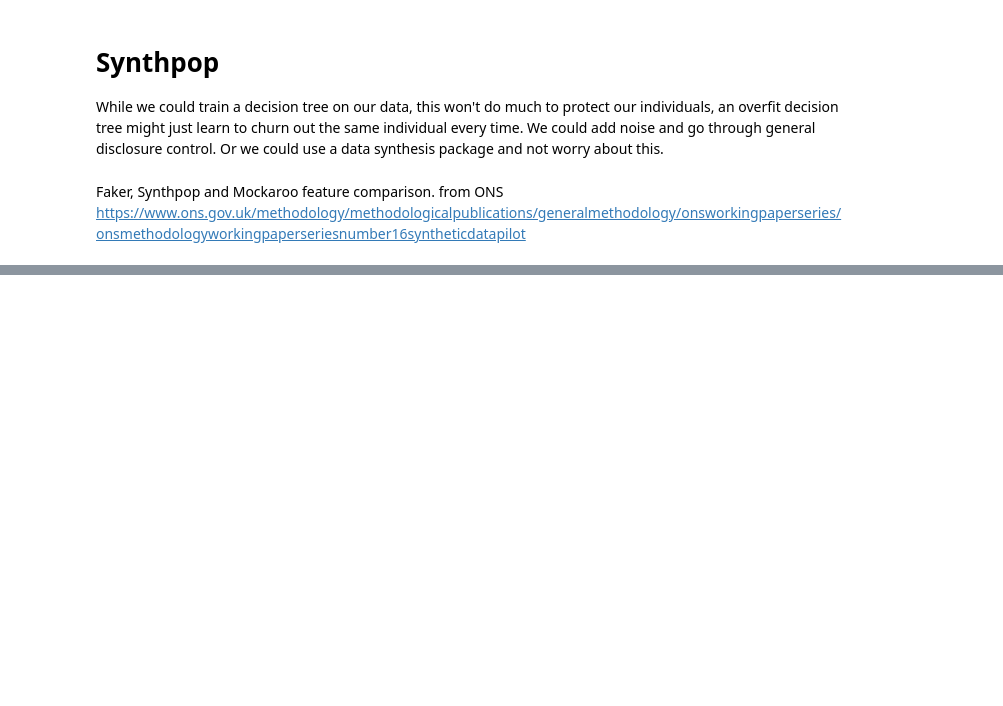
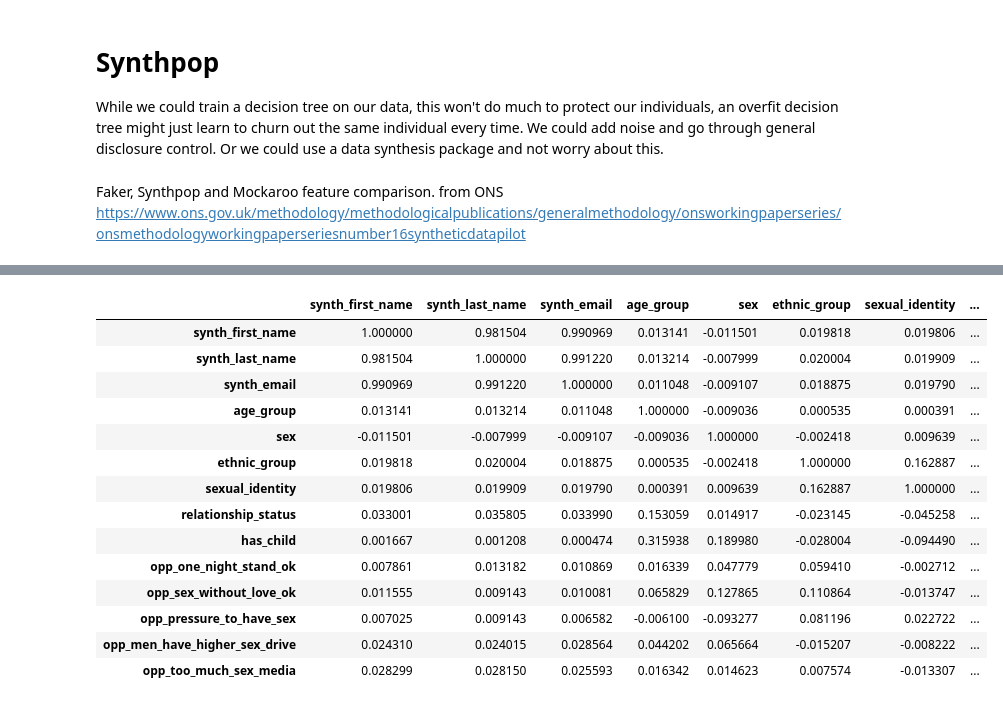
Before and after one commit to UKDataServiceOpen/Synthetic-Data, a Jupyter notebook: code-demo/CodeDemo.ipynb, the cells around one changed output, grey strips where cells are left out. Saved outputs shown, nothing was run; the diff lists cells and outputs as text; code cells hidden in the pictures; blank space fills up the shorter version.

```diff
--- a/code-demo/CodeDemo.ipynb
+++ b/code-demo/CodeDemo.ipynb
@@ -1039,0 +1271,19 @@ https://www.ons.gov.uk/methodology/methodologicalpublications/generalmethodology
+# %%
+syn_corr = syn_df.apply(lambda x : pd.factorize(x)[0]).corr()
+syn_corr.style.background_gradient(cmap='coolwarm')
+# %% [output]
+|  | synth_first_name | synth_last_name | synth_email | age_group | sex | ethnic_group | sexual_identity | ... |
+| synth_first_name | 1.000000 | 0.981504 | 0.990969 | 0.013141 | -0.011501 | 0.019818 | 0.019806 | ... |
+| synth_last_name | 0.981504 | 1.000000 | 0.991220 | 0.013214 | -0.007999 | 0.020004 | 0.019909 | ... |
+| synth_email | 0.990969 | 0.991220 | 1.000000 | 0.011048 | -0.009107 | 0.018875 | 0.019790 | ... |
+| age_group | 0.013141 | 0.013214 | 0.011048 | 1.000000 | -0.009036 | 0.000535 | 0.000391 | ... |
+| sex | -0.011501 | -0.007999 | -0.009107 | -0.009036 | 1.000000 | -0.002418 | 0.009639 | ... |
+| ethnic_group | 0.019818 | 0.020004 | 0.018875 | 0.000535 | -0.002418 | 1.000000 | 0.162887 | ... |
+| sexual_identity | 0.019806 | 0.019909 | 0.019790 | 0.000391 | 0.009639 | 0.162887 | 1.000000 | ... |
+| relationship_status | 0.033001 | 0.035805 | 0.033990 | 0.153059 | 0.014917 | -0.023145 | -0.045258 | ... |
+| has_child | 0.001667 | 0.001208 | 0.000474 | 0.315938 | 0.189980 | -0.028004 | -0.094490 | ... |
+| opp_one_night_stand_ok | 0.007861 | 0.013182 | 0.010869 | 0.016339 | 0.047779 | 0.059410 | -0.002712 | ... |
+| opp_sex_without_love_ok | 0.011555 | 0.009143 | 0.010081 | 0.065829 | 0.127865 | 0.110864 | -0.013747 | ... |
+| opp_pressure_to_have_sex | 0.007025 | 0.009143 | 0.006582 | -0.006100 | -0.093277 | 0.081196 | 0.022722 | ... |
+| opp_men_have_higher_sex_drive | 0.024310 | 0.024015 | 0.028564 | 0.044202 | 0.065664 | -0.015207 | -0.008222 | ... |
+| opp_too_much_sex_media | 0.028299 | 0.028150 | 0.025593 | 0.016342 | 0.014623 | 0.007574 | -0.013307 | ... |
```
Also changed, not shown: parts of 43 cells of this notebook, 1 other file.
